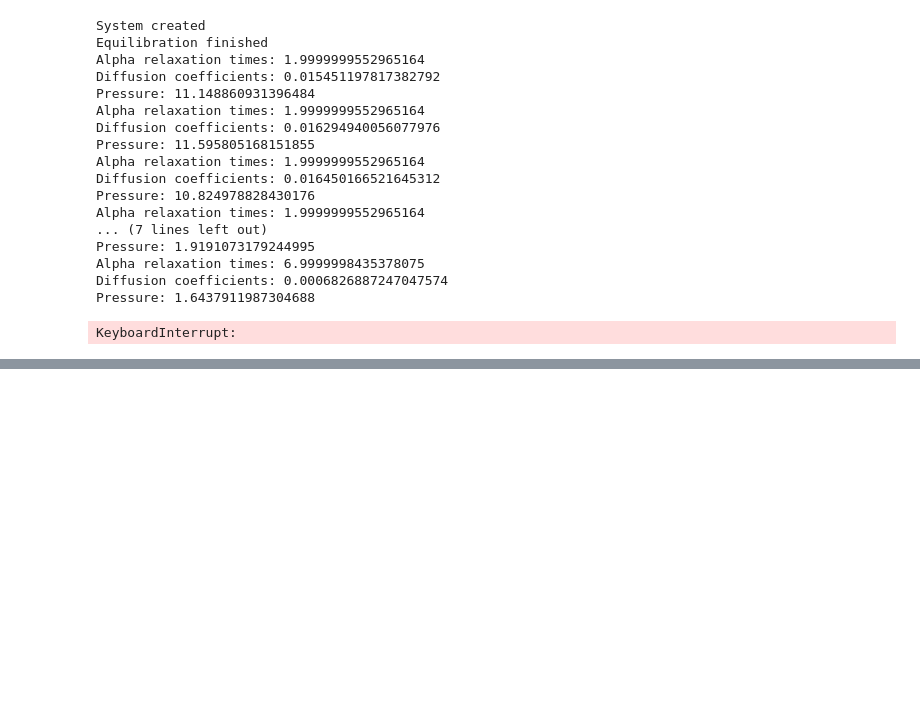
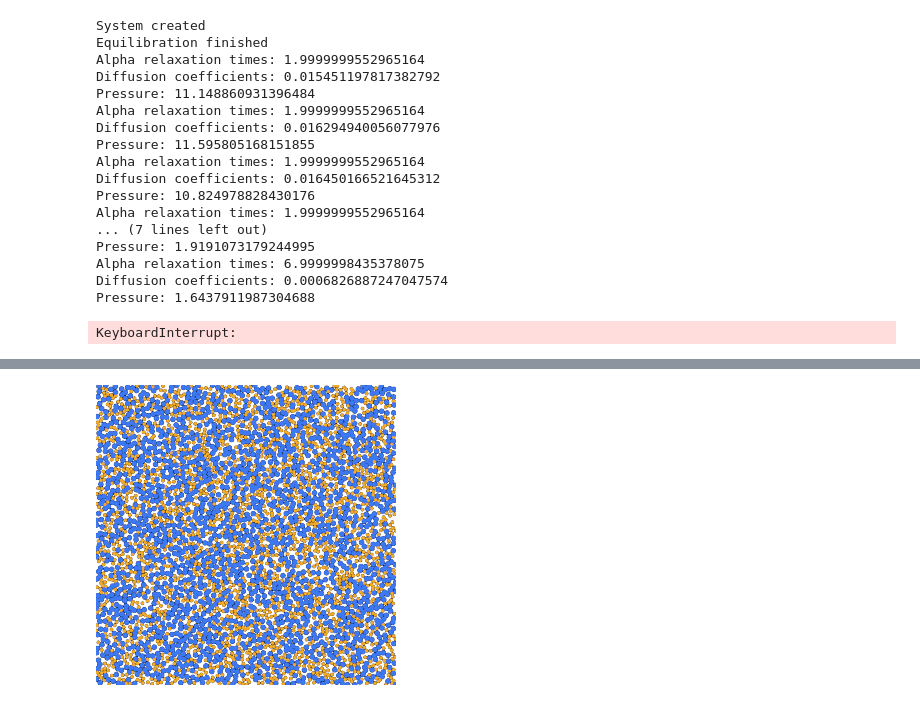
Before and after one commit to ianrgraham/monk, a Jupyter notebook: workflows/2d-esl/notebooks/022123-find-liquid.ipynb, the cells around one changed output, grey strips where cells are left out. Drawn from its saved outputs; the diff is of its cells as text; code cells hidden in the pictures; blank space fills up the shorter version.

```diff
--- a/workflows/2d-esl/notebooks/022123-find-liquid.ipynb
+++ b/workflows/2d-esl/notebooks/022123-find-liquid.ipynb
@@ -375,0 +544,4 @@ Diffusion coefficients: [0.030544848863105874, 0.03101068219242702, 0.0308834691
+# %%
+render.render_disk_frame(therm_snap)
+# %% [output]
+[figure, added]
```
Also changed, not shown: parts of 11 cells of this notebook, 34 other files.
